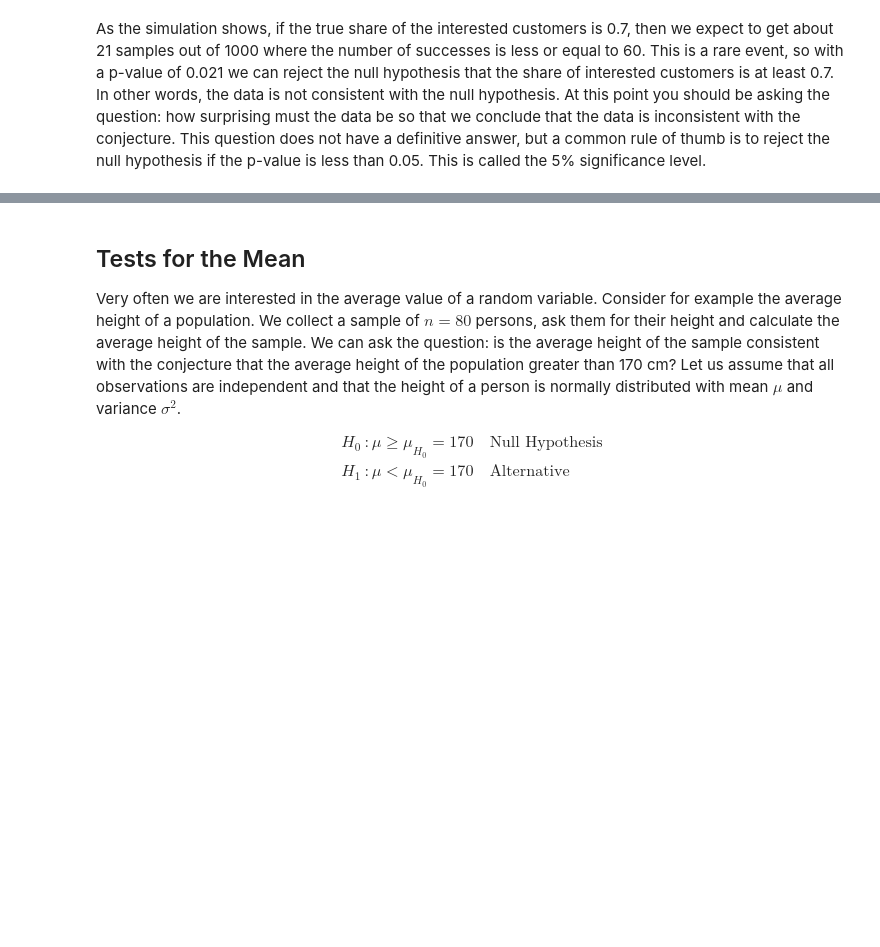
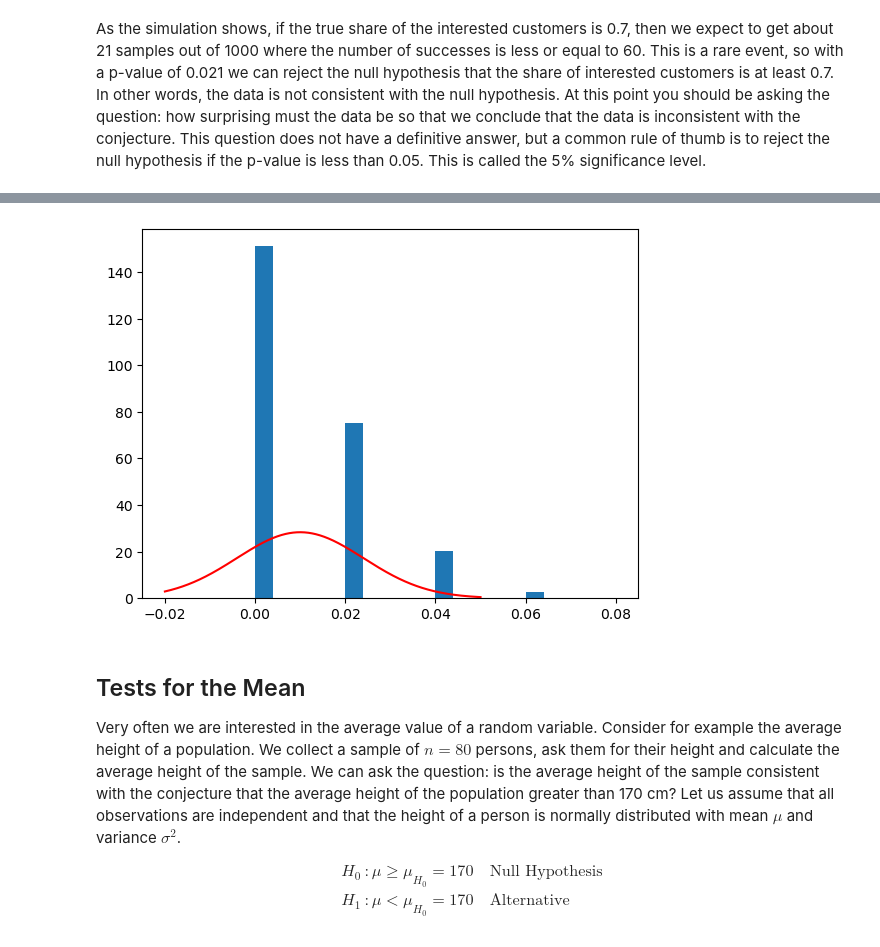
Before and after one commit to febse/stat2024, a Jupyter notebook: 13-Testing.ipynb, the cells around one changed output, grey strips where cells are left out. Saved outputs shown, nothing was run; the diff lists cells and outputs as text; code cells hidden in the pictures; blank space fills up the shorter version.

```diff
--- a/13-Testing.ipynb
+++ b/13-Testing.ipynb
@@ -82,3 +211,14 @@ As the simulation shows, if the true share of the interested customers is 0.7, t
+# %%
+# Plot the distribution of the sample proportion of successes
+# and overlay the normal approximation
+
+plt.hist(p_hat_skewed, bins = 20, density=True)
+x = np.linspace(-0.02, 0.05, 1000)
+y = stats.norm.pdf(x, p, np.sqrt(p * (1 - p) / n))
+plt.plot(x, y, color = "red")
+plt.show()
+# %% [output]
+[figure, added]
 # %% [markdown]
 ## Tests for the Mean
 
```
Also changed, not shown: parts of 15 cells of this notebook.
